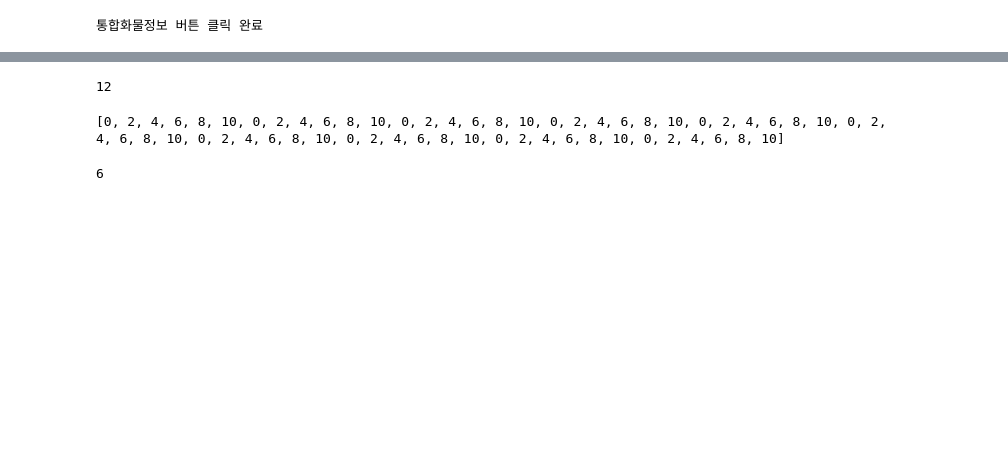
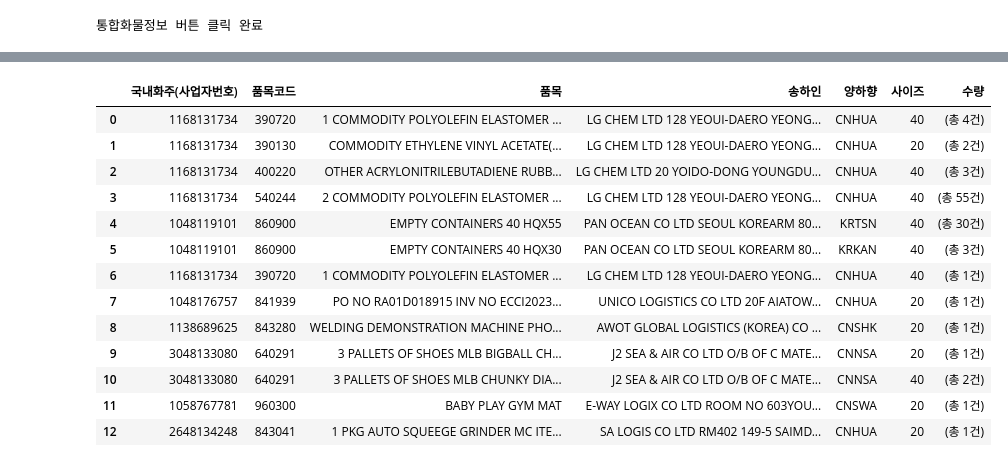
Before and after one commit to keunjoo-tak/crawler_tkj, a Jupyter notebook: PKS/portmis_test.ipynb, the cells around one changed output, grey strips where cells are left out. Cells and saved outputs as stored; diff of their text form; code cells hidden in the pictures; blank space fills up the shorter version.

```diff
--- a/PKS/portmis_test.ipynb
+++ b/PKS/portmis_test.ipynb
@@ -199,16 +236,26 @@ True
+# %%
+df = pd.DataFrame(lst, columns=col)
+df = df.drop_duplicates()
+df
+# %% [output]
+|  | 국내화주(사업자번호) | 품목코드 | 품목 | 송하인 | 양하향 | 사이즈 | 수량 |
+| 0 | 1168131734 | 390720 | 1 COMMODITY POLYOLEFIN ELASTOMER ... | LG CHEM LTD 128 YEOUI-DAERO YEONG... | CNHUA | 40 | (총 4건) |
+| 1 | 1168131734 | 390130 | COMMODITY ETHYLENE VINYL ACETATE(... | LG CHEM LTD 128 YEOUI-DAERO YEONG... | CNHUA | 20 | (총 2건) |
+| 2 | 1168131734 | 400220 | OTHER ACRYLONITRILEBUTADIENE RUBB... | LG CHEM LTD 20 YOIDO-DONG YOUNGDU... | CNHUA | 40 | (총 3건) |
+| 3 | 1168131734 | 540244 | 2 COMMODITY POLYOLEFIN ELASTOMER ... | LG CHEM LTD 128 YEOUI-DAERO YEONG... | CNHUA | 40 | (총 55건) |
+| 4 | 1048119101 | 860900 | EMPTY CONTAINERS 40 HQX55 | PAN OCEAN CO LTD SEOUL KOREARM 80... | KRTSN | 40 | (총 30건) |
+| 5 | 1048119101 | 860900 | EMPTY CONTAINERS 40 HQX30 | PAN OCEAN CO LTD SEOUL KOREARM 80... | KRKAN | 40 | (총 3건) |
+| 6 | 1168131734 | 390720 | 1 COMMODITY POLYOLEFIN ELASTOMER ... | LG CHEM LTD 128 YEOUI-DAERO YEONG... | CNHUA | 40 | (총 1건) |
+| 7 | 1048176757 | 841939 | PO NO RA01D018915 INV NO ECCI2023... | UNICO LOGISTICS CO LTD 20F AIATOW... | CNHUA | 20 | (총 1건) |
+| 8 | 1138689625 | 843280 | WELDING DEMONSTRATION MACHINE PHO... | AWOT GLOBAL LOGISTICS (KOREA) CO ... | CNSHK | 20 | (총 1건) |
+| 9 | 3048133080 | 640291 | 3 PALLETS OF SHOES MLB BIGBALL CH... | J2 SEA & AIR CO LTD O/B OF C MATE... | CNNSA | 20 | (총 1건) |
+| 10 | 3048133080 | 640291 | 3 PALLETS OF SHOES MLB CHUNKY DIA... | J2 SEA & AIR CO LTD O/B OF C MATE... | CNNSA | 40 | (총 2건) |
+| 11 | 1058767781 | 960300 | BABY PLAY GYM MAT | E-WAY LOGIX CO LTD ROOM NO 603YOU... | CNSWA | 20 | (총 1건) |
+| 12 | 2648134248 | 843041 | 1 PKG AUTO SQUEEGE GRINDER MC ITE... | SA LOGIS CO LTD RM402 149-5 SAIMD... | CNHUA | 20 | (총 1건) |
 # %%
-row = table.find_elements_by_tag_name("tr")[10]
-rownumber = row.find_element_by_xpath("td[1]").text
-print(rownumber)
-action_chains.double_click(row).perform()
 
-# 리스트 버튼 클릭
-list_button_locator = (By.XPATH, '//*[@id="mf_tacMain_contents_M9033_body_tabControl_tab_tab1_tabHTML"]')  # 버튼의 XPath 설정
+# 컨테이너정보 버튼 클릭
+containerinfo_button_locator = (By.XPATH, '//*[@id="mf_tacMain_contents_M9033_body_tabControl_tab_tab3_tabHTML"]')  # 버튼의 XPath 설정
 wait = WebDriverWait(driver, 10)  # 10초간 대기
-button = wait.until(EC.element_to_be_clickable(list_button_locator))  # 버튼이 클릭 가능할 때까지 대기
+button = wait.until(EC.element_to_be_clickable(containerinfo_button_locator))  # 버튼이 클릭 가능할 때까지 대기
 button.click()
-time.sleep(1)
-
-action_chains.click(row).perform()
-# %% [output]
-12
@@ -217,15 +261,0 @@ action_chains.move_to_element(table).send_keys(Keys.DOWN).send_keys(Keys.DOWN).s
-# %%
-nums = [0, 2, 4, 6, 8, 10]  # 리스트 생성
-repeated_nums = nums * 10  # 리스트를 10번 반복하여 새로운 리스트 생성
-
-print(repeated_nums)  # 생성된 리스트 출력
-# %% [output]
-[0, 2, 4, 6, 8, 10, 0, 2, 4, 6, 8, 10, 0, 2, 4, 6, 8, 10, 0, 2, 4, 6, 8, 10, 0, 2, 4, 6, 8, 10, 0, 2, 4, 6, 8, 10, 0, 2, 4, 6, 8, 10, 0, 2, 4, 6, 8, 10, 0, 2, 4, 6, 8, 10, 0, 2, 4, 6, 8, 10]
-# %%
-row = table.find_elements_by_tag_name("tr")[10]
-action_chains.click(row).perform()
-rownumber = row.find_element_by_xpath("td[1]").text
-print(rownumber)
-# action_chains.double_click(row).perform()
-# %% [output]
-6
```
Also changed, not shown: parts of 14 cells of this notebook.
